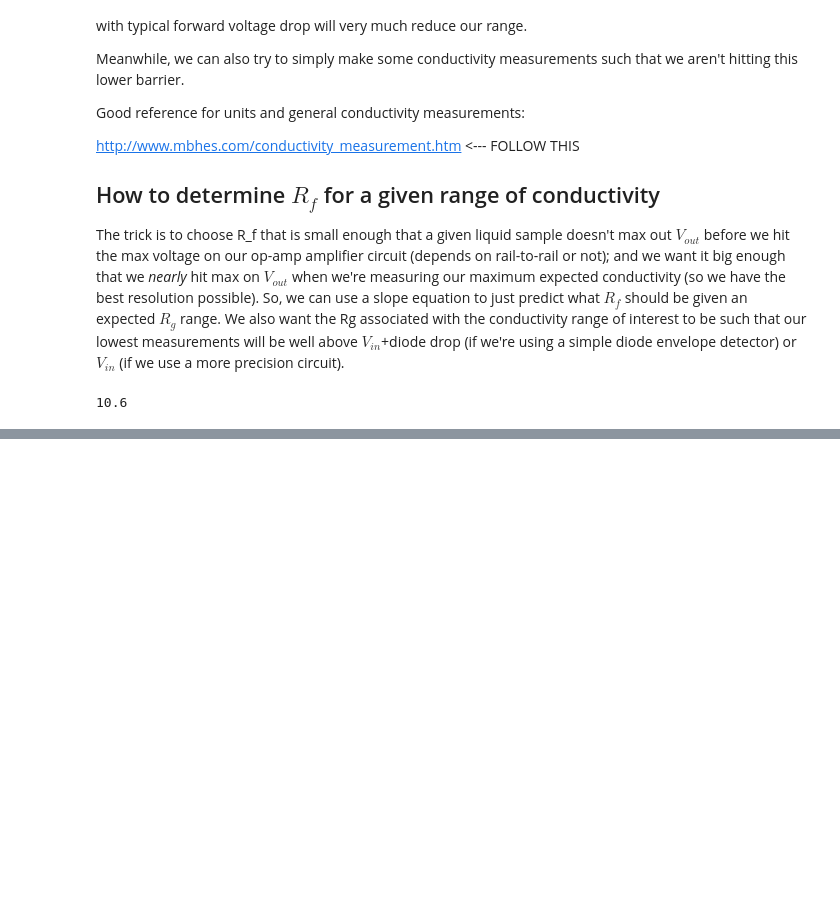
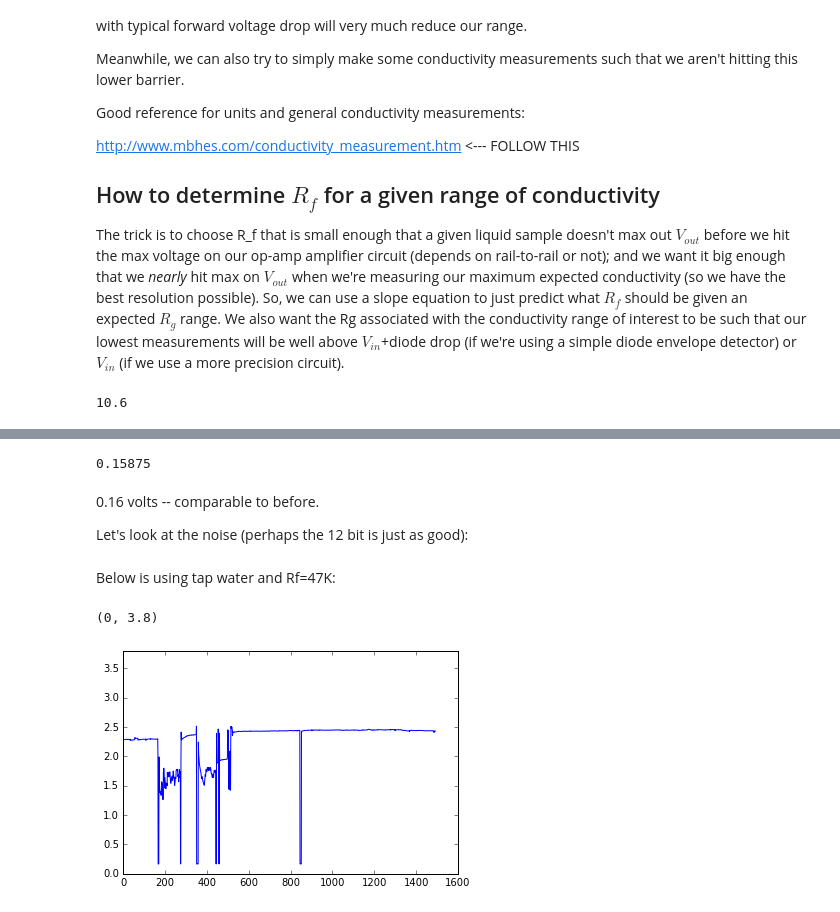
Before and after one commit to koson/conductivity-research, a Jupyter notebook: wien.ipynb, the cells around one changed output, grey strips where cells are left out. Drawn from its saved outputs; the diff is of its cells as text; code cells hidden in the pictures; blank space fills up the shorter version.

```diff
--- a/wien.ipynb
+++ b/wien.ipynb
@@ -539,0 +549,19 @@ in the range 0.5 to 1.5 cm-1.
+# %%
+1270*0.000125
+# %% [output]
+0.15875
+# %% [markdown]
+0.16 volts -- comparable to before.
+
+Let's look at the noise (perhaps the 12 bit is just as good):
+# %% [markdown]
+Below is using tap water and Rf=47K:
+# %%
+q=pd.read_table('./data/adc_test2.csv', header=0,sep=',',names=['Venv','tempC']);
+
+plt.plot(q.Venv*.000125); #the conversion factor from 16 bit at gain one to volts is 1 bit = 0.125 mV
+plt.ylim(0,3.8); #3.8 is the max output of our op-amp
+#plt.xlim(1100,2300)
+# %% [output]
+(0, 3.8)
+[figure, added]
```
Also changed, not shown: parts of 8 cells of this notebook, 2 other files.
